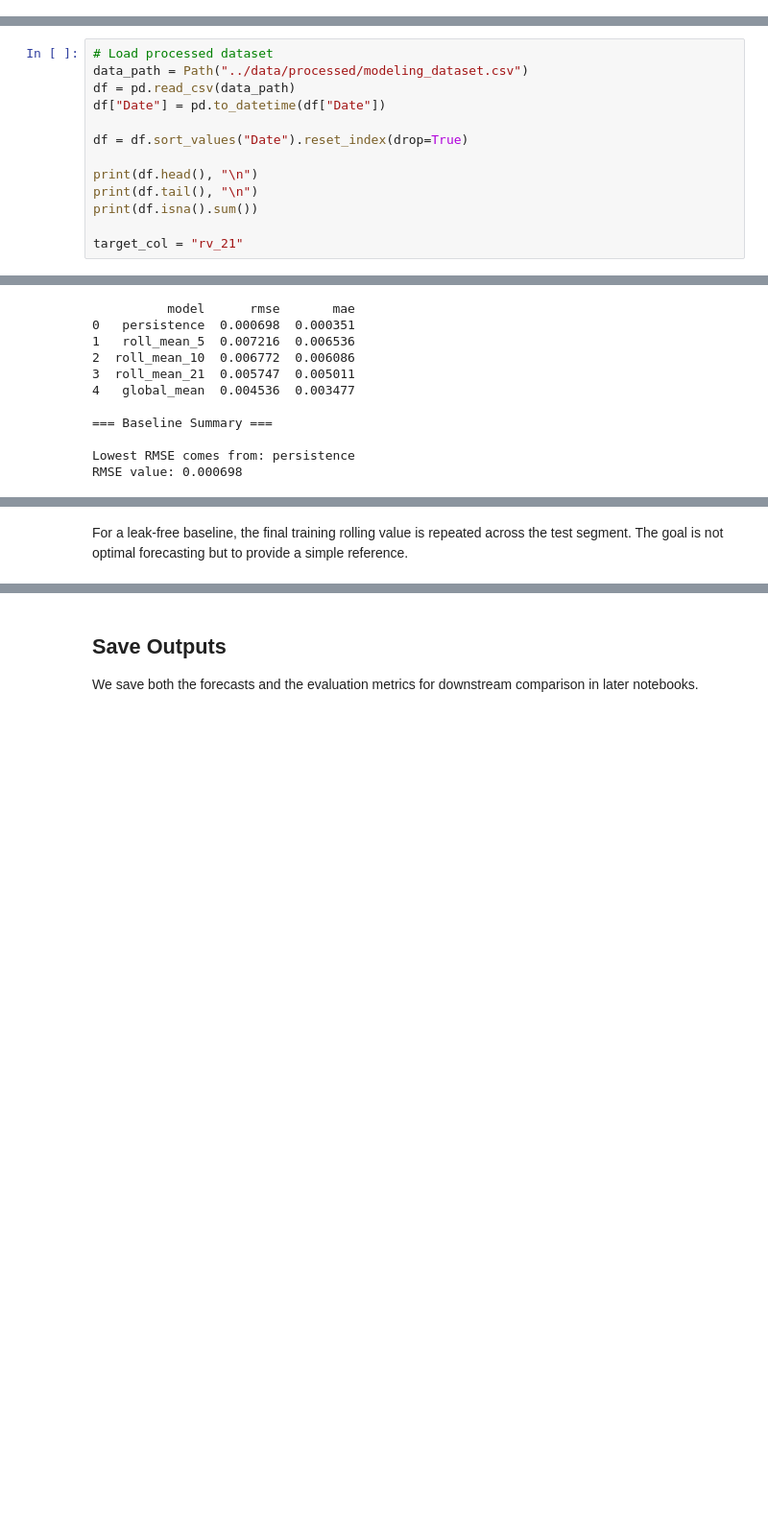
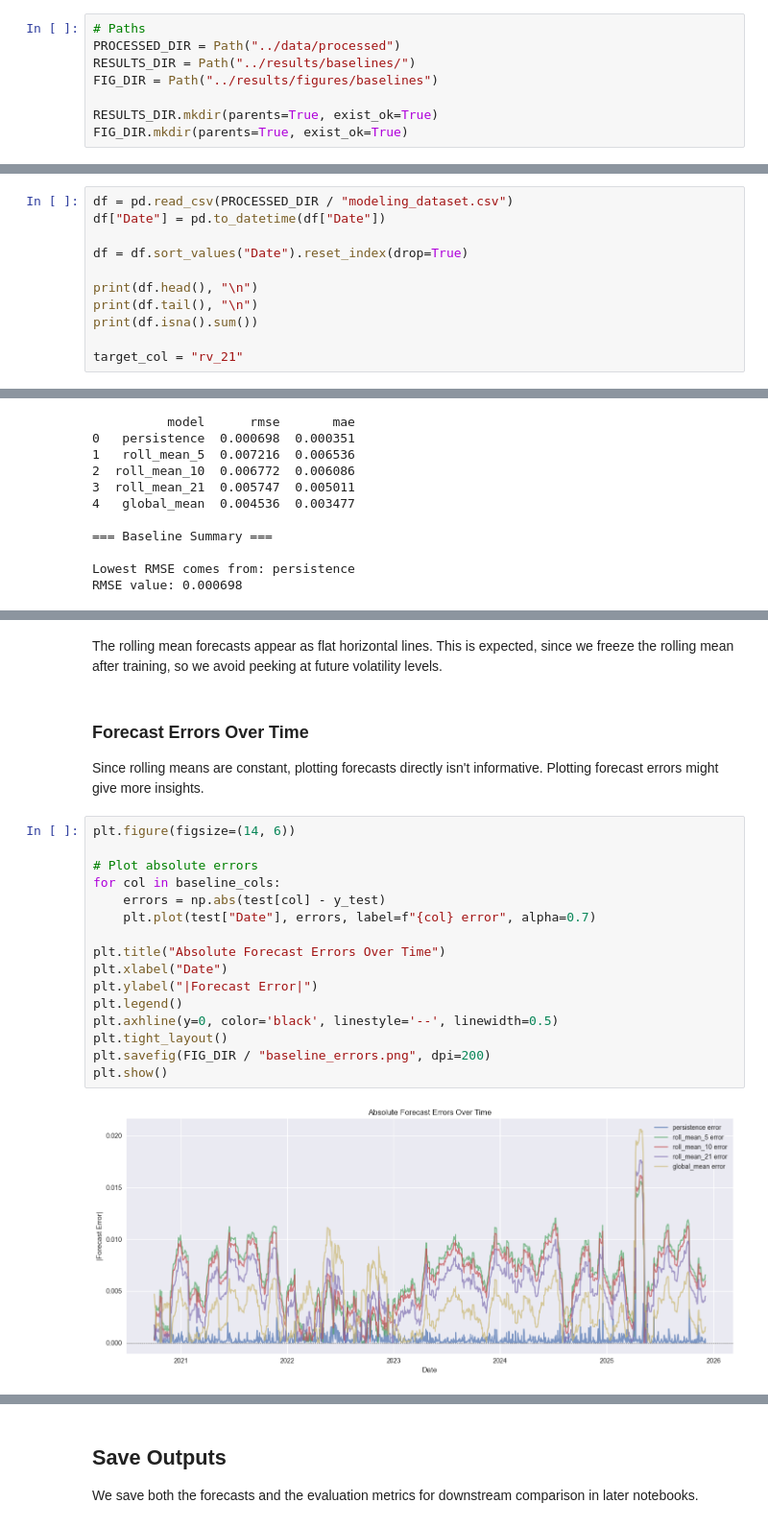
Before and after one commit to ys-qfe/volatility-forecasting-garch-lstm-transformer, a Jupyter notebook: notebooks/02_naive_baseline_models.ipynb, the cells around one changed output, grey strips where cells are left out. Shown at 96% size. Drawn from its saved outputs; the diff is of its cells as text; blank space fills up the shorter version.

```diff
--- a/notebooks/02_naive_baseline_models.ipynb
+++ b/notebooks/02_naive_baseline_models.ipynb
@@ -24,12 +32,18 @@ from pathlib import Path
 from sklearn.metrics import mean_squared_error, mean_absolute_error
 
 plt.style.use("seaborn-v0_8")
+# %%
+# Paths
+PROCESSED_DIR = Path("../data/processed")
+RESULTS_DIR = Path("../results/baselines/")
+FIG_DIR = Path("../results/figures/baselines")
+
+RESULTS_DIR.mkdir(parents=True, exist_ok=True)
+FIG_DIR.mkdir(parents=True, exist_ok=True)
 # %% [markdown]
 ## **Load Data**
 # %%
-# Load processed dataset
-data_path = Path("../data/processed/modeling_dataset.csv")
-df = pd.read_csv(data_path)
+df = pd.read_csv(PROCESSED_DIR / "modeling_dataset.csv")
 df["Date"] = pd.to_datetime(df["Date"])
 
 df = df.sort_values("Date").reset_index(drop=True)
@@ -191,4 +266,26 @@ plt.show()
 # %% [output]
 [figure]
 # %% [markdown]
-For a leak-free baseline, the final training rolling value is repeated across the test segment. The goal is not optimal forecasting but to provide a simple reference.
+The rolling mean forecasts appear as flat horizontal lines. This is expected, since we freeze the rolling mean after training, so we avoid peeking at future volatility levels.
+# %% [markdown]
+### **Forecast Errors Over Time**
+
+Since rolling means are constant, plotting forecasts directly isn't informative. Plotting forecast errors might give more insights.
+# %%
+plt.figure(figsize=(14, 6))
+
+# Plot absolute errors
+for col in baseline_cols:
+    errors = np.abs(test[col] - y_test)
+    plt.plot(test["Date"], errors, label=f"{col} error", alpha=0.7)
+
+plt.title("Absolute Forecast Errors Over Time")
+plt.xlabel("Date")
+plt.ylabel("|Forecast Error|")
+plt.legend()
+plt.axhline(y=0, color='black', linestyle='--', linewidth=0.5)
+plt.tight_layout()
+plt.savefig(FIG_DIR / "baseline_errors.png", dpi=200)
+plt.show()
+# %% [output]
+[figure, added]
```
Also changed, not shown: parts of 14 cells of this notebook, 22 other files.
